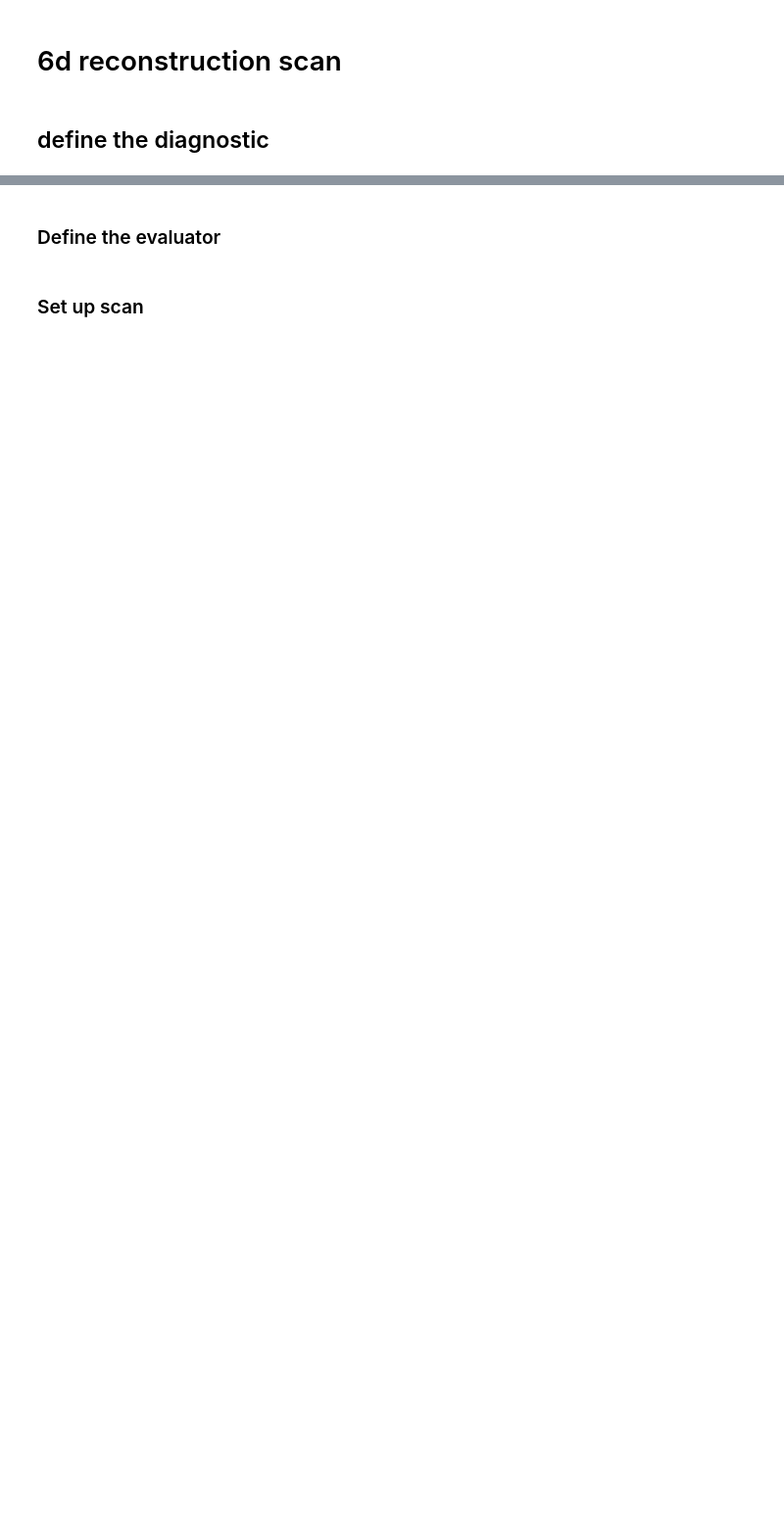
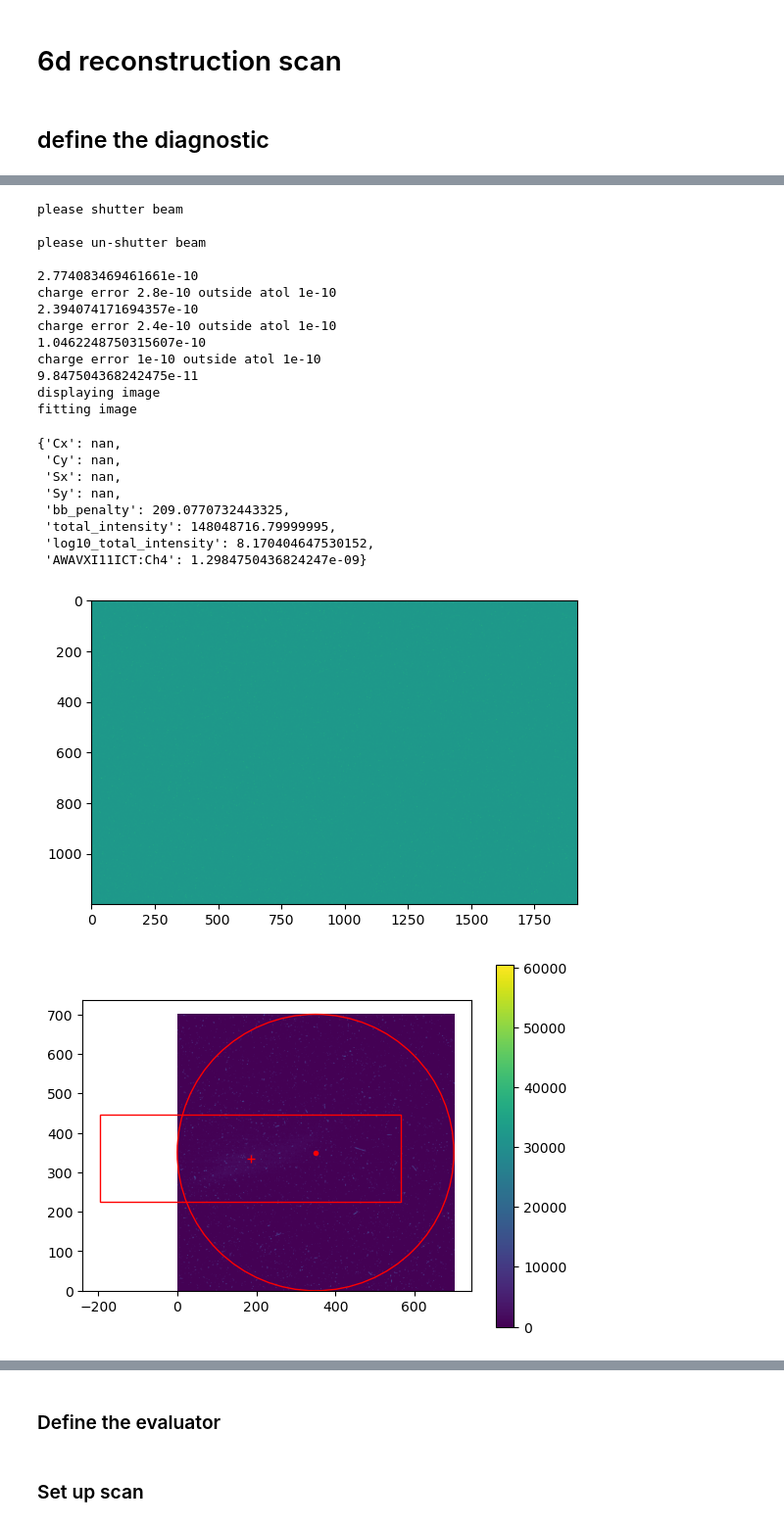
Before and after one commit to jp-ga/awa-badger, a Jupyter notebook: control_notebooks/6D_reconstruction_scan.ipynb, the cells around one changed output, grey strips where cells are left out. Shown at 98% size. Saved outputs shown, nothing was run; the diff lists cells and outputs as text; code cells hidden in the pictures; blank space fills up the shorter version.

```diff
--- a/control_notebooks/6D_reconstruction_scan.ipynb
+++ b/control_notebooks/6D_reconstruction_scan.ipynb
@@ -87,0 +118,36 @@ fitting image
+# %%
+set_camera(DYG15_IP)
+
+print("please shutter beam")
+input()
+DYG15.measure_background(file_location="DYG15")
+
+print("please un-shutter beam")
+input()
+
+plt.imshow(DYG15.background_image)
+DYG15.test_measurement()
+# %% [output]
+please shutter beam
+
+please un-shutter beam
+
+2.774083469461661e-10
+charge error 2.8e-10 outside atol 1e-10
+2.394074171694357e-10
+charge error 2.4e-10 outside atol 1e-10
+1.0462248750315607e-10
+charge error 1e-10 outside atol 1e-10
+9.847504368242475e-11
+displaying image
+fitting image
+{'Cx': nan,
+ 'Cy': nan,
+ 'Sx': nan,
+ 'Sy': nan,
+ 'bb_penalty': 209.0770732443325,
+ 'total_intensity': 148048716.79999995,
+ 'log10_total_intensity': 8.170404647530152,
+ 'AWAVXI11ICT:Ch4': 1.2984750436824247e-09}
+[figure, added]
+[figure, added]
```
Also changed, not shown: parts of 9 cells of this notebook, 11 other files.
